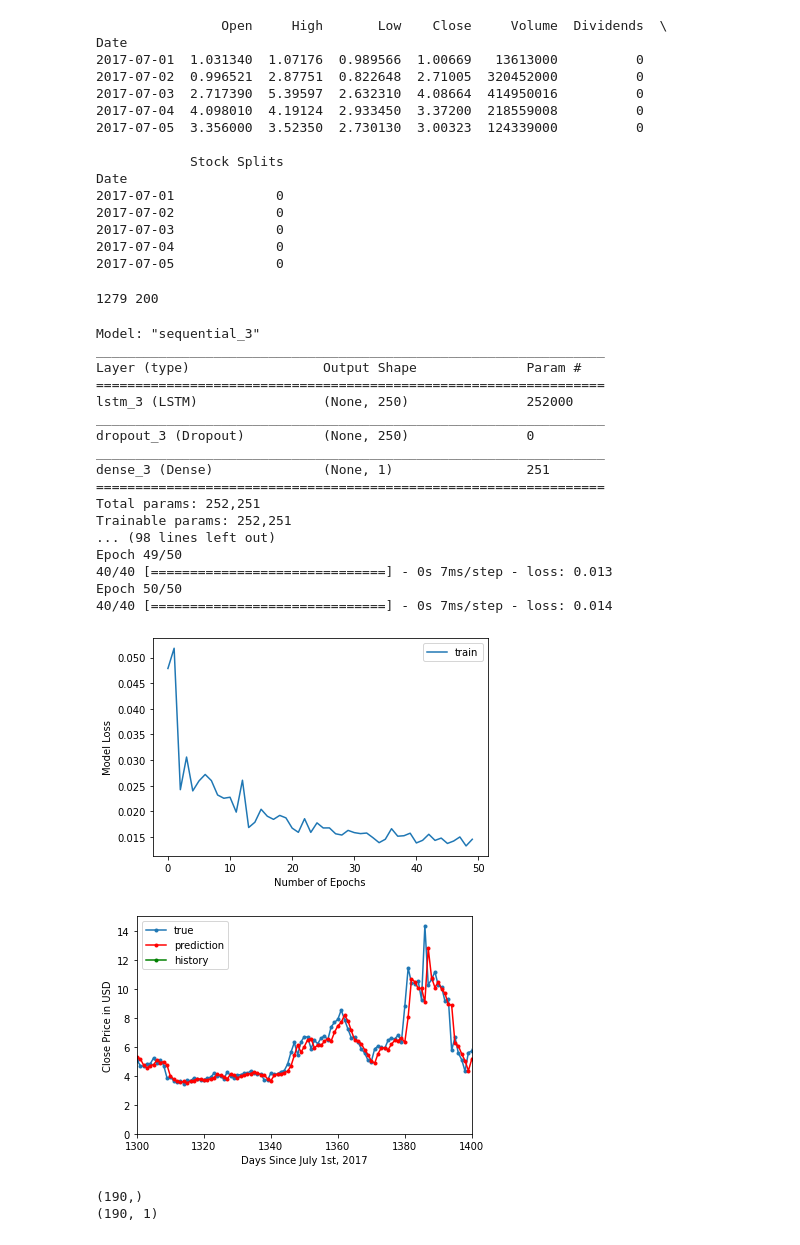
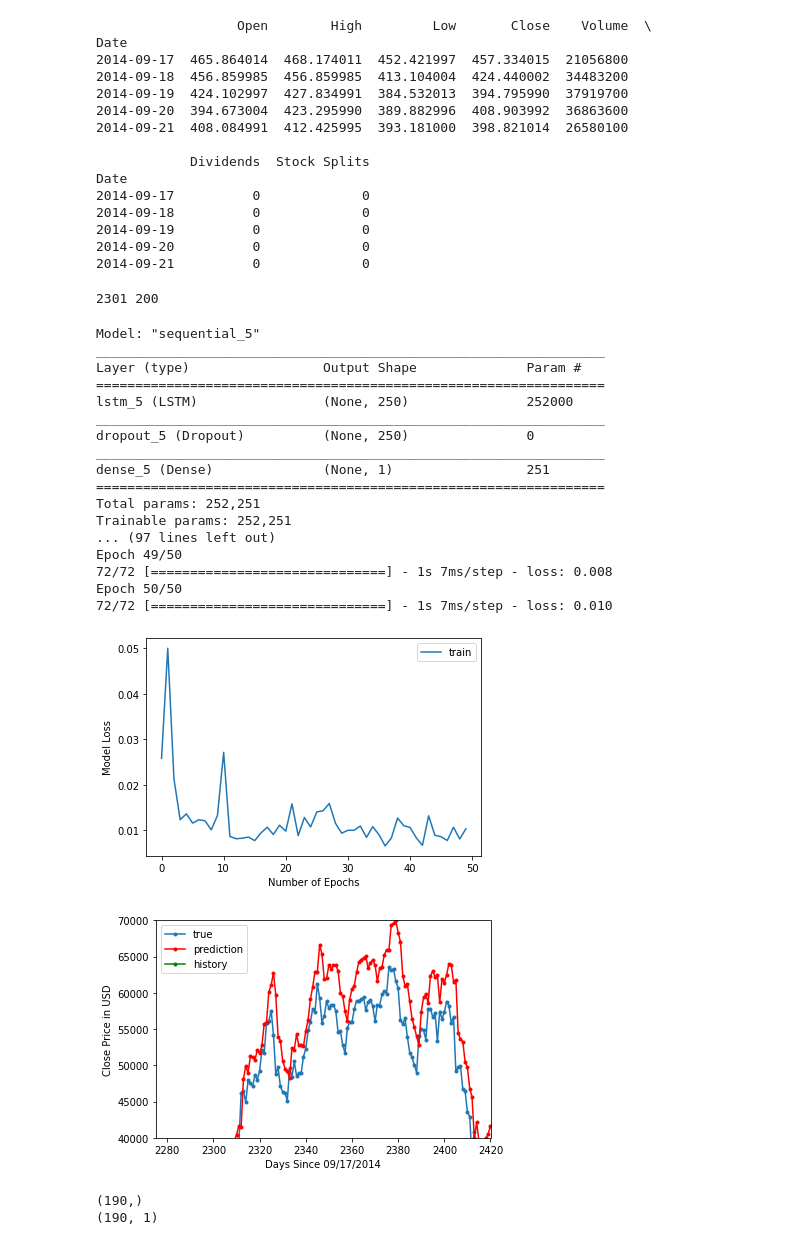
Before and after one commit to cybertraining-dsc/su21-reu-361, a Jupyter notebook: project/code/yfinance-lstm.ipynb, the cells around one changed output. Saved outputs shown, nothing was run; the diff lists cells and outputs as text; code cells hidden in the pictures.

Commit message:
added input crypto name

```diff
--- a/project/code/yfinance-lstm.ipynb
+++ b/project/code/yfinance-lstm.ipynb
@@ -12,0 +14,3 @@ from pathlib import Path
+# %%
+cryptoName = input('Please enter the name of the crypto to predict.\nExamples include "EOS-USD", "DOGE-USD",\n"ETH-USD", and "BTC-USD" without double quotes')
+print(cryptoName+' selected')
@@ -13,17 +19,17 @@ from pathlib import Path
 # %%
-# Creating desktop path to save any figures
+StopWatch.start("Overall time")
+
+# Creating desktop path to save figures to the desktop
 desktop = pathlib.Path.home() / 'Desktop'
 desktop2 = str(Path(desktop))
-fullpath = desktop2 + "\\prediction-model.png"
-fullpath2 = desktop2 + "\\prediction-model-zoomed.png"
-fullpath3 = desktop2 + "\\eos-price.png"
+fullpath = desktop2 + "\\"+cryptoName+"prediction-model.png"
+fullpath2 = desktop2 + "\\"+cryptoName+"prediction-model-zoomed.png"
+fullpath3 = desktop2 + "\\"+cryptoName+"-price.png"
 
 
 register_matplotlib_converters()
 # %%
-StopWatch.start("Overall time")
-
-ticker = yf.Ticker("EOS-USD")
+ticker = yf.Ticker(cryptoName)
 data = ticker.history(period = "15y", interval = "1d")
 
 # Sort the dataframe according to the date
@@ -45,0 +52,8 @@ plt.show()
+# %%
+print(data.index[0])
+firstDate = data.index[0]
+firstDateFormatted = pd.to_datetime(data.index[0], utc=False)
+print(firstDateFormatted)
+date_time_obj = firstDateFormatted.to_pydatetime()
+trueFirstDate = date_time_obj.strftime('%m/%d/%Y')
+print(trueFirstDate)
@@ -46,21 +64,21 @@ plt.show()
 # %%
 print(data.head())
 # %% [output]
-                Open     High       Low    Close     Volume  Dividends  \
+                  Open        High         Low       Close    Volume  \
 Date
-2017-07-01  1.031340  1.07176  0.989566  1.00669   13613000          0
-2017-07-02  0.996521  2.87751  0.822648  2.71005  320452000          0
-2017-07-03  2.717390  5.39597  2.632310  4.08664  414950016          0
-2017-07-04  4.098010  4.19124  2.933450  3.37200  218559008          0
-2017-07-05  3.356000  3.52350  2.730130  3.00323  124339000          0
+2014-09-17  465.864014  468.174011  452.421997  457.334015  21056800
+2014-09-18  456.859985  456.859985  413.104004  424.440002  34483200
+2014-09-19  424.102997  427.834991  384.532013  394.795990  37919700
+2014-09-20  394.673004  423.295990  389.882996  408.903992  36863600
+2014-09-21  408.084991  412.425995  393.181000  398.821014  26580100
 
-            Stock Splits
+            Dividends  Stock Splits
 Date
-2017-07-01             0
-2017-07-02             0
-2017-07-03             0
-2017-07-04             0
-2017-07-05             0
+2014-09-17          0             0
+2014-09-18          0             0
+2014-09-19          0             0
+2014-09-20          0             0
+2014-09-21          0             0
 # %%
 # Get Close data
 df = data[['Close']].copy()
@@ -69,7 +87,7 @@ train, test = df.iloc[0:-200], df.iloc[-200:len(df)]
 
 print(len(train), len(test))
 # %% [output]
-1279 200
+2301 200
 # %%
 train_max = train.max()
 train_min = train.min()
@@ -110,23 +128,23 @@ history = model.fit(
 
 StopWatch.stop("Training time")
 # %% [output]
-Model: "sequential_3"
+Model: "sequential_5"
 _________________________________________________________________
 Layer (type)                 Output Shape              Param #
 =================================================================
-lstm_3 (LSTM)                (None, 250)               252000
+lstm_5 (LSTM)                (None, 250)               252000
 _________________________________________________________________
-dropout_3 (Dropout)          (None, 250)               0
+dropout_5 (Dropout)          (None, 250)               0
 _________________________________________________________________
-dense_3 (Dense)              (None, 1)                 251
+dense_5 (Dense)              (None, 1)                 251
 =================================================================
 Total params: 252,251
 Trainable params: 252,251
-... (98 lines left out)
+... (97 lines left out)
 Epoch 49/50
-40/40 [==============================] - 0s 7ms/step - loss: 0.013
+72/72 [==============================] - 1s 7ms/step - loss: 0.008
 Epoch 50/50
-40/40 [==============================] - 0s 7ms/step - loss: 0.014
+72/72 [==============================] - 1s 7ms/step - loss: 0.010
 # %%
 # Plotting the loss
 plt.plot(history.history['loss'], label='train')
@@ -135,32 +153,32 @@ plt.ylabel('Model Loss')
 plt.xlabel('Number of Epochs')
 plt.show()
 # %% [output]
-[figure, old version]
+[figure, new version]
 # %%
 StopWatch.start("Prediction time")
 
 y_pred = model.predict(X_test)
 
 StopWatch.stop("Prediction time")
 
 # Rescale the data back to the original scale
 y_test = y_test*(train_max[0] - train_min[0]) + train_min[0]
 y_pred = y_pred*(train_max[0] - train_min[0]) + train_min[0]
 y_train = y_train*(train_max[0] - train_min[0]) + train_min[0]
 
 # Plotting the results
 plt.plot(np.arange(len(y_train), len(y_train) + len(y_test)), y_test.flatten(), marker='.', label="true")
 plt.plot(np.arange(len(y_train), len(y_train) + len(y_test)), y_pred.flatten(), 'r', marker='.', label="prediction")
 plt.plot(np.arange(0, len(y_train)), y_train.flatten(), 'g', marker='.', label="history")
 plt.ylabel('Close Price in USD')
-plt.xlabel('Days Since July 1st, 2017')
+plt.xlabel('Days Since '+trueFirstDate)
 plt.legend()
 plt.savefig(fullpath, dpi=100, facecolor="#FFFFFF")
-plt.axis([1300, 1400, 0, 15])
+plt.axis([2275, 2420, 40000, 70000])
 plt.savefig(fullpath2, dpi=100, facecolor="#FFFFFF")
 plt.show()
 # %% [output]
-[figure, old version]
+[figure, new version]
 # %%
 print(y_test.shape)
 print(y_pred.shape)
```
Also changed, not shown: parts of 6 cells of this notebook.
